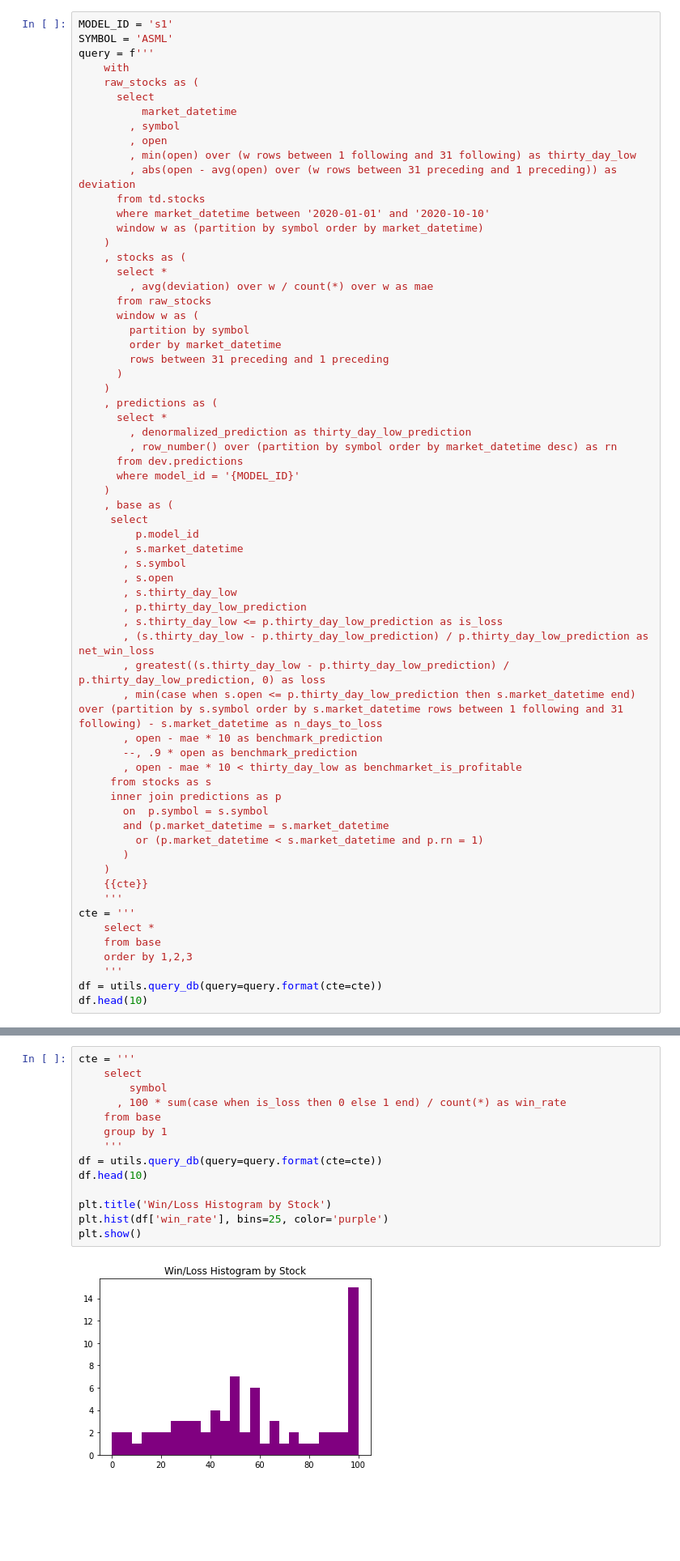
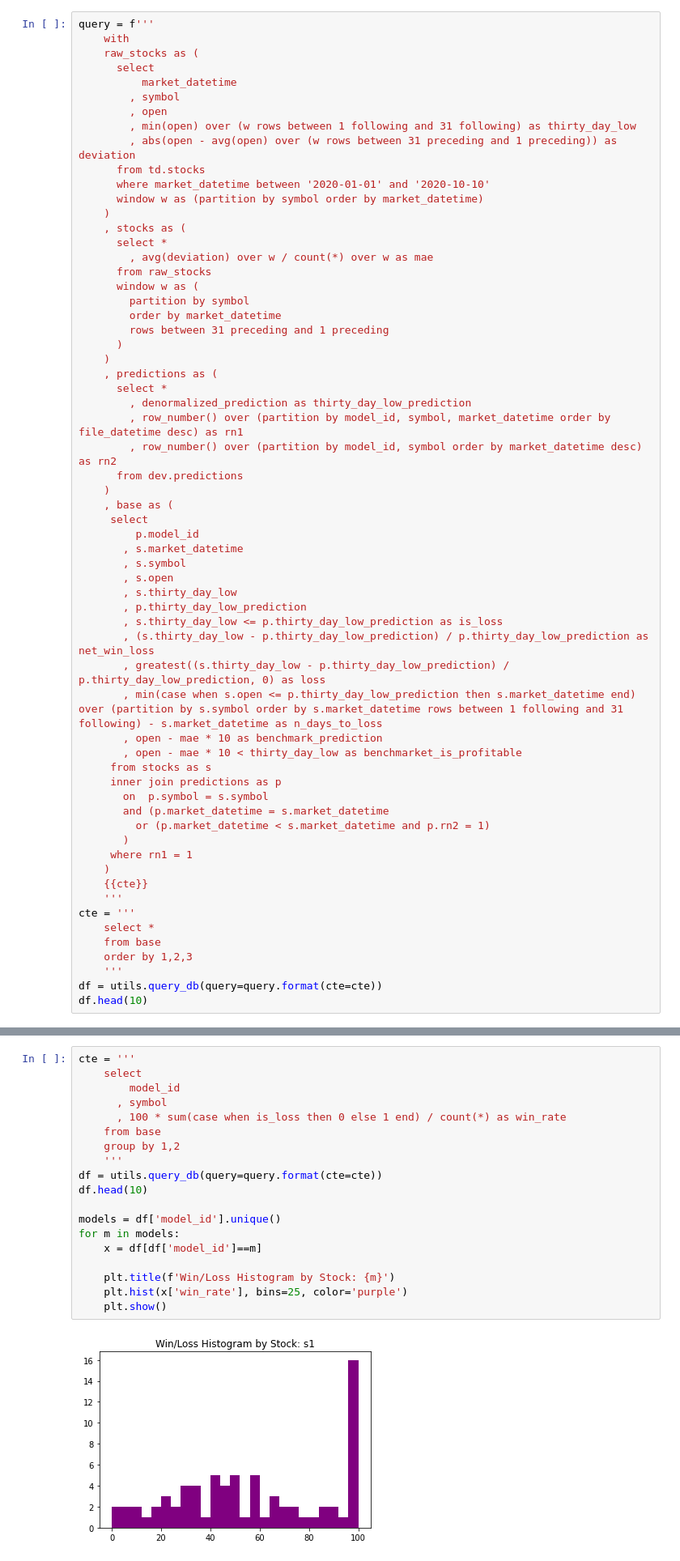
Before and after one commit to rbetzler/fun-times-in-python, a Jupyter notebook: finance/science/exploration/20201124_analytics.ipynb, the cells around one changed output, grey strips where cells are left out. Shown at 81% size. Saved outputs shown, nothing was run; the diff lists cells and outputs as text; blank space fills up the shorter version.

```diff
--- a/finance/science/exploration/20201124_analytics.ipynb
+++ b/finance/science/exploration/20201124_analytics.ipynb
@@ -10,8 +10,6 @@ register_matplotlib_converters()
 # %% [markdown]
 #### Analytics on model predictions
 # %%
-MODEL_ID = 's1'
-SYMBOL = 'ASML'
 query = f'''
     with
     raw_stocks as (
@@ -38,9 +36,9 @@ query = f'''
     , predictions as (
       select *
         , denormalized_prediction as thirty_day_low_prediction
-        , row_number() over (partition by symbol order by market_datetime desc) as rn
+        , row_number() over (partition by model_id, symbol, market_datetime order by file_datetime desc) as rn1
+        , row_number() over (partition by model_id, symbol order by market_datetime desc) as rn2
       from dev.predictions
-      where model_id = '{MODEL_ID}'
     )
     , base as (
      select
@@ -55,14 +53,14 @@ query = f'''
        , greatest((s.thirty_day_low - p.thirty_day_low_prediction) / p.thirty_day_low_prediction, 0) as loss
        , min(case when s.open <= p.thirty_day_low_prediction then s.market_datetime end) over (partition by s.symbol order by s.market_datetime rows between 1 following and 31 following) - s.market_datetime as n_days_to_loss
        , open - mae * 10 as benchmark_prediction
-       --, .9 * open as benchmark_prediction
        , open - mae * 10 < thirty_day_low as benchmarket_is_profitable
      from stocks as s
      inner join predictions as p
        on  p.symbol = s.symbol
        and (p.market_datetime = s.market_datetime
-         or (p.market_datetime < s.market_datetime and p.rn = 1)
+         or (p.market_datetime < s.market_datetime and p.rn2 = 1)
        )
+     where rn1 = 1
     )
     {{cte}}
     '''
@@ -119,19 +120,24 @@ plt.show()
 # %%
 cte = '''
     select
-        symbol
+        model_id
+      , symbol
       , 100 * sum(case when is_loss then 0 else 1 end) / count(*) as win_rate
     from base
-    group by 1
+    group by 1,2
     '''
 df = utils.query_db(query=query.format(cte=cte))
 df.head(10)
 
-plt.title('Win/Loss Histogram by Stock')
-plt.hist(df['win_rate'], bins=25, color='purple')
-plt.show()
+models = df['model_id'].unique()
+for m in models:
+    x = df[df['model_id']==m]
+
+    plt.title(f'Win/Loss Histogram by Stock: {m}')
+    plt.hist(x['win_rate'], bins=25, color='purple')
+    plt.show()
 # %% [output]
-[figure, old version]
+[figure, new version]
 # %%
 cte = '''
     select
```
Also changed, not shown: parts of 4 cells of this notebook.
